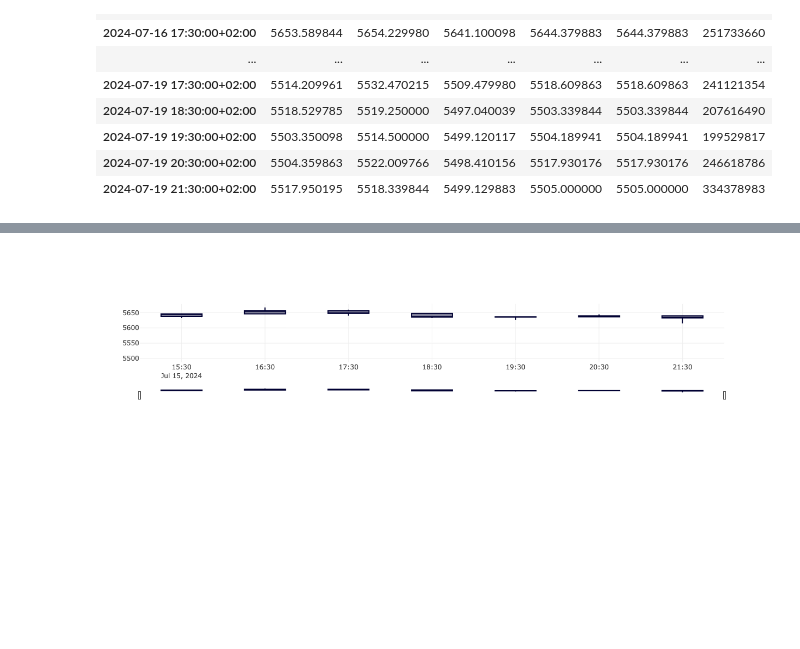
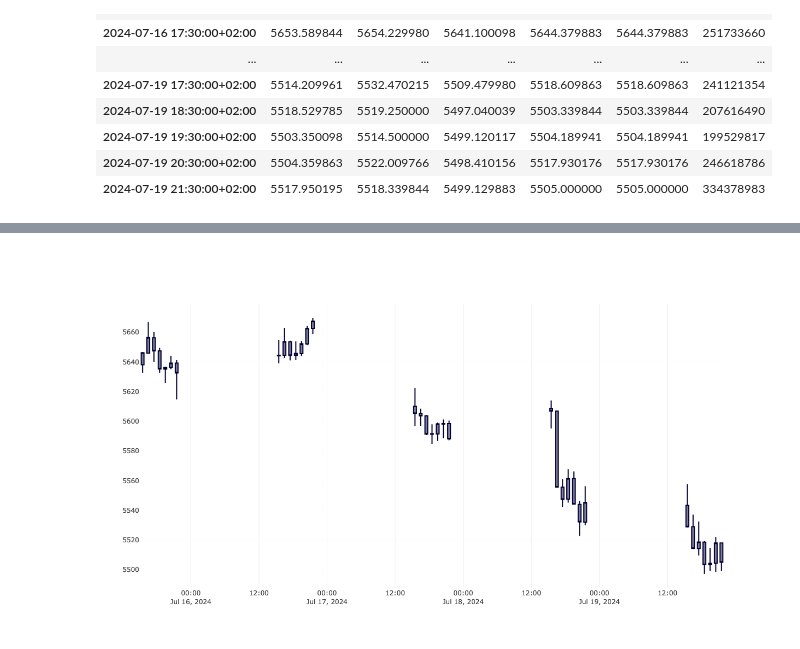
Before and after one commit to f1se4/investor, a Jupyter notebook: Tests.ipynb, the cells around one changed output, grey strips where cells are left out. Saved outputs shown, nothing was run; the diff lists cells and outputs as text; code cells hidden in the pictures; blank space fills up the shorter version.

```diff
--- a/Tests.ipynb
+++ b/Tests.ipynb
@@ -70,7 +54,20 @@ fig = go.Figure(data=[go.Candlestick(
 )])
 
 # Actualizar el eje x para eliminar los gaps de fechas faltantes
-fig.update_xaxes(rangebreaks=[dict(values=missing_dates)])
+#fig.update_xaxes(rangebreaks=[dict(values=missing_dates)])
+
+fig.update_layout(xaxis_title='', yaxis_title='',
+                  yaxis=dict(
+                            gridcolor='rgba(200, 200, 200, 0.03)',
+                            gridwidth=1
+                    ),
+                  xaxis_rangeslider_visible=False,
+                  height=700,
+                  dragmode='drawline',
+                  shapes=[],
+                  newshape=dict(line=dict(color="red")),
+                  modebar_add=['drawline','eraseshape'],
+                  showlegend=False)
 
 # Mostrar el gráfico
 fig.show()
@@ -79 +75 @@ fig.show()
-[figure, old version]
+[figure, new version]
```
Also changed, not shown: parts of 3 cells of this notebook.
